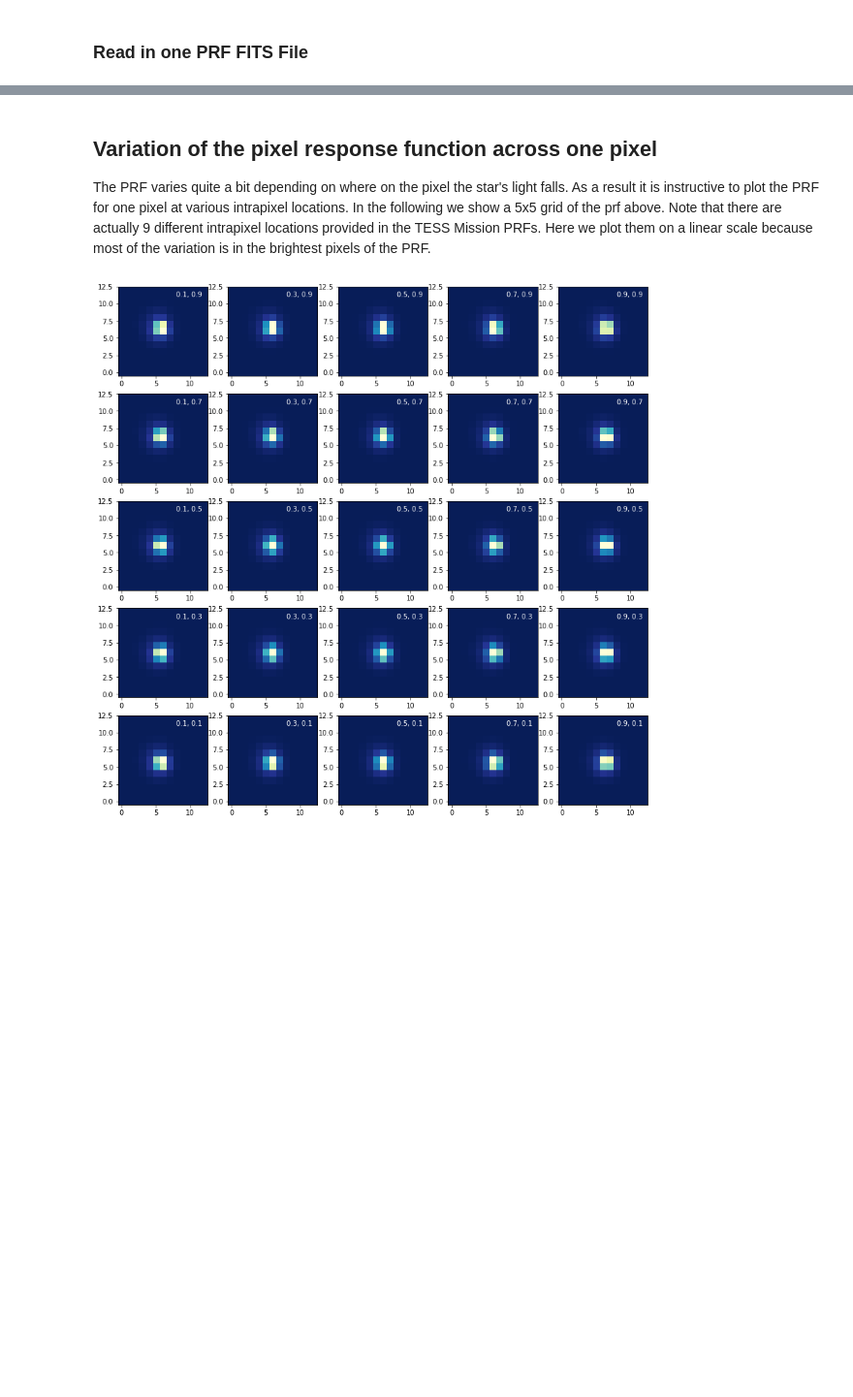
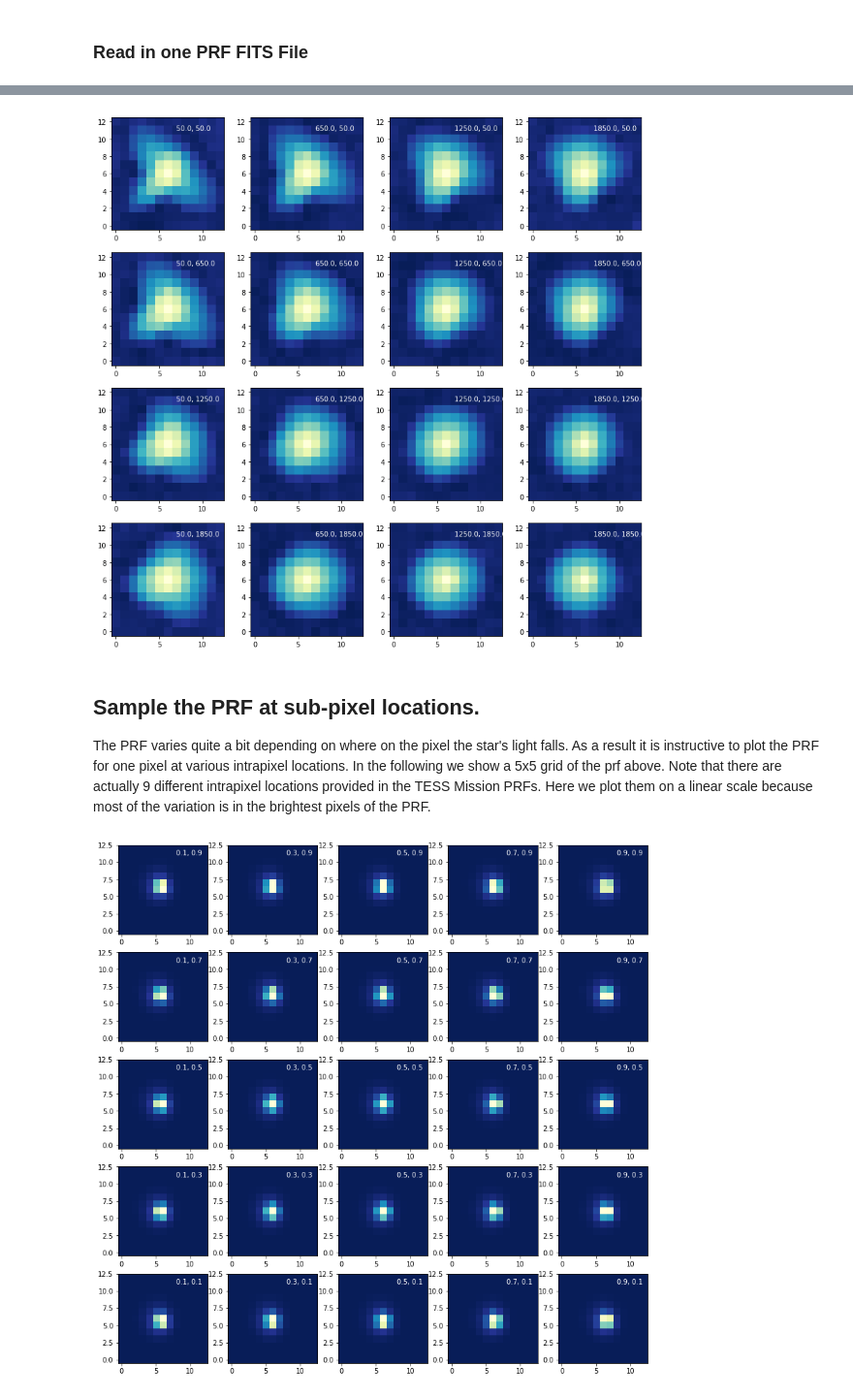
Before and after one commit to mustaric/susanTutorials, a Jupyter notebook: tessPrfRetrieval/tess_prf_retrieval.ipynb, the cells around one changed output, grey strips where cells are left out. Shown at 97% size. Saved outputs shown, nothing was run; the diff lists cells and outputs as text; code cells hidden in the pictures; blank space fills up the shorter version.

```diff
--- a/tessPrfRetrieval/tess_prf_retrieval.ipynb
+++ b/tessPrfRetrieval/tess_prf_retrieval.ipynb
@@ -88,10 +95,9 @@ def readOnePrfFitsFile(ccd, camera, col, row, path, datestring):
 
     return prfArray
 
-#@TODO Better name? and docstring
-def determineClosestTessColRow(col,row):
+def determineFourClosestPrfLoc(col, row):
     """
-    Determine the four pairs of row, col positions of your target.
+    Determine the four pairs of col,row positions of your target.
     These are specific to TESS and where they chose to report their PRFs.
     Returns a list of (col,row) pairs.
     """
@@ -113,9 +119,10 @@ def determineClosestTessColRow(col,row):
 # %%
 def getOffsetsFromPixelFractions(col, row):
     """
-    Map the fractional part of the col,row position to an offset into the
+    Map the fractional part of the col,row position to an offset in the
     full prf image. For example, if (col, row) = (123.4, 987.6), then
-    (colFrac, rowFrac) = (.4, .6). colOffset
+    (colFrac, rowFrac) = (.4, .6).
+
     Returns the initial offset for addressing the interleaved PRF array.
     to ensure you get the location appropriate for your sub-pixel values.
 
@@ -219,20 +283,14 @@ def getPrfAtColRowFits(col, row, ccd, camera, sector, path):
     prfImages = []
 
     #Determine a datestring in the file name and the path based on ccd/camera/sector
-    #print(path)
     datestring, subDirectory = pathLookup(ccd, camera, sector)
-    #print(datestring, subDirectory)
     path = path + subDirectory
-    #print("***")
-    #print(path, path2)
-    #import pdb; pdb.set_trace()
 
     #Convert the fractional pixels to the offset required for the interleaved pixels.
     colOffset, rowOffset = getOffsetsFromPixelFractions(col, row)
 
     #Determine the 4 (col,row) locations with exact PRF measurements.
-    imagePos = determineClosestTessColRow(col, row)
-
+    imagePos = determineFourClosestPrfLoc(col, row)
 
     #Loop over the 4 locations and read in each file and extract the sub-pixel location.
     for pos in imagePos:
@@ -295,6 +312,6 @@ Notice that `getPrfAtColRowFits()` can accept either a path to the location on y
 # %%
 #Define the location for which we want to retrieve the PRF.
-col = 125.23
+col = 125.2
 row = 544.1
 ccd = 2
 camera = 2
@@ -333,5 +355,27 @@ plt.colorbar()
+# %%
+#Define the CCD for which we want to retrieve the PRFs
+sector = 1   #Values 1 - 13
+camera = 3   #values 1 - 4
+ccd = 1      #Values 1 - 4
+
+#This is the directory where MAST stores the prf FITS files.
+path = "https://archive.stsci.edu/missions/tess/models/prf_fitsfiles/"
+
+plt.figure(figsize=(14, 14))
+plt.title("Intra Pixel PRF")
+#Loop over the 5 different locations
+nplot=0
+for row in np.arange(50, 1851, 600):
+    for col in np.arange(50, 1851, 600):
+        nplot=nplot + 1
+        plt.subplot(4, 4, nplot)
+        prf = getPrfAtColRowFits(col + .5, row + .5, ccd, camera, sector, path)
+        plt.imshow(np.log10(prf), **kwargs)
+        plt.annotate("%.1f, %.1f" % (col, row), (7,11), color='w')
+# %% [output]
+[figure, added]
 # %% [markdown]
-## Variation of the pixel response function across one pixel
+## Sample the PRF at sub-pixel locations.
 The PRF varies quite a bit depending on where on the pixel the star's light falls.  As a result it is instructive to plot the PRF for one pixel at various intrapixel locations.  In the following we show a 5x5 grid of the prf above. Note that there are actually 9 different intrapixel locations provided in the TESS Mission PRFs.  Here we plot them on a linear scale because most of the variation is in the brightest pixels of the PRF.
 # %%
 #Define the location for which we want to retrieve the PRF.
```
Also changed, not shown: parts of 38 cells of this notebook.
